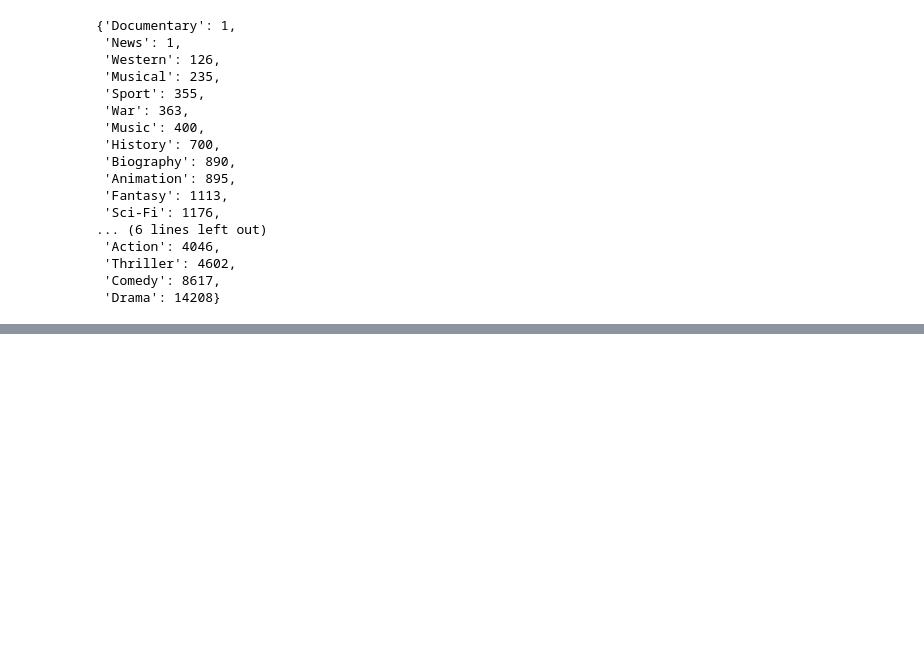
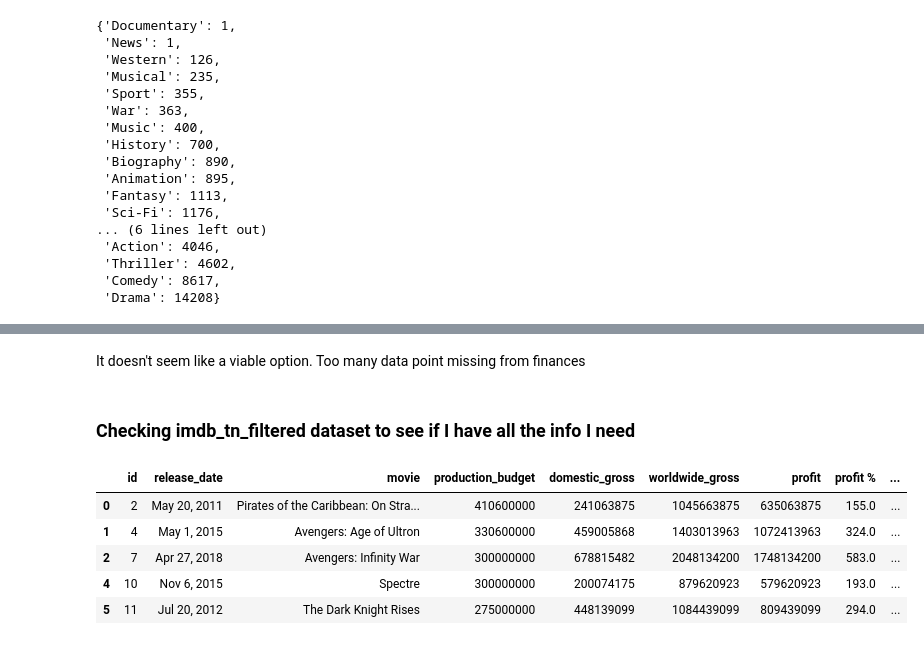
Before and after one commit to ebtezcan/dsc-phase-1-project, a Jupyter notebook: student.ipynb, the cells around one changed output, grey strips where cells are left out. Cells and saved outputs as stored; diff of their text form; code cells hidden in the pictures; blank space fills up the shorter version.

```diff
--- a/student.ipynb
+++ b/student.ipynb
@@ -919,0 +972,13 @@ Text(0.5, 1.0, 'Most Produced Movie Genres between 2010 and 2021')
+# %% [markdown]
+It doesn't seem like a viable option. Too many data point missing from finances
+# %% [markdown]
+### Checking imdb_tn_filtered dataset to see if I have all the info I need
+# %%
+imdb_tn_filtered.head()
+# %% [output]
+|  | id | release_date | movie | production_budget | domestic_gross | worldwide_gross | profit | profit % | ... |
+| 0 | 2 | May 20, 2011 | Pirates of the Caribbean: On Stra... | 410600000 | 241063875 | 1045663875 | 635063875 | 155.0 | ... |
+| 1 | 4 | May 1, 2015 | Avengers: Age of Ultron | 330600000 | 459005868 | 1403013963 | 1072413963 | 324.0 | ... |
+| 2 | 7 | Apr 27, 2018 | Avengers: Infinity War | 300000000 | 678815482 | 2048134200 | 1748134200 | 583.0 | ... |
+| 4 | 10 | Nov 6, 2015 | Spectre | 300000000 | 200074175 | 879620923 | 579620923 | 193.0 | ... |
+| 5 | 11 | Jul 20, 2012 | The Dark Knight Rises | 275000000 | 448139099 | 1084439099 | 809439099 | 294.0 | ... |
```
Also changed, not shown: parts of 29 cells of this notebook.
